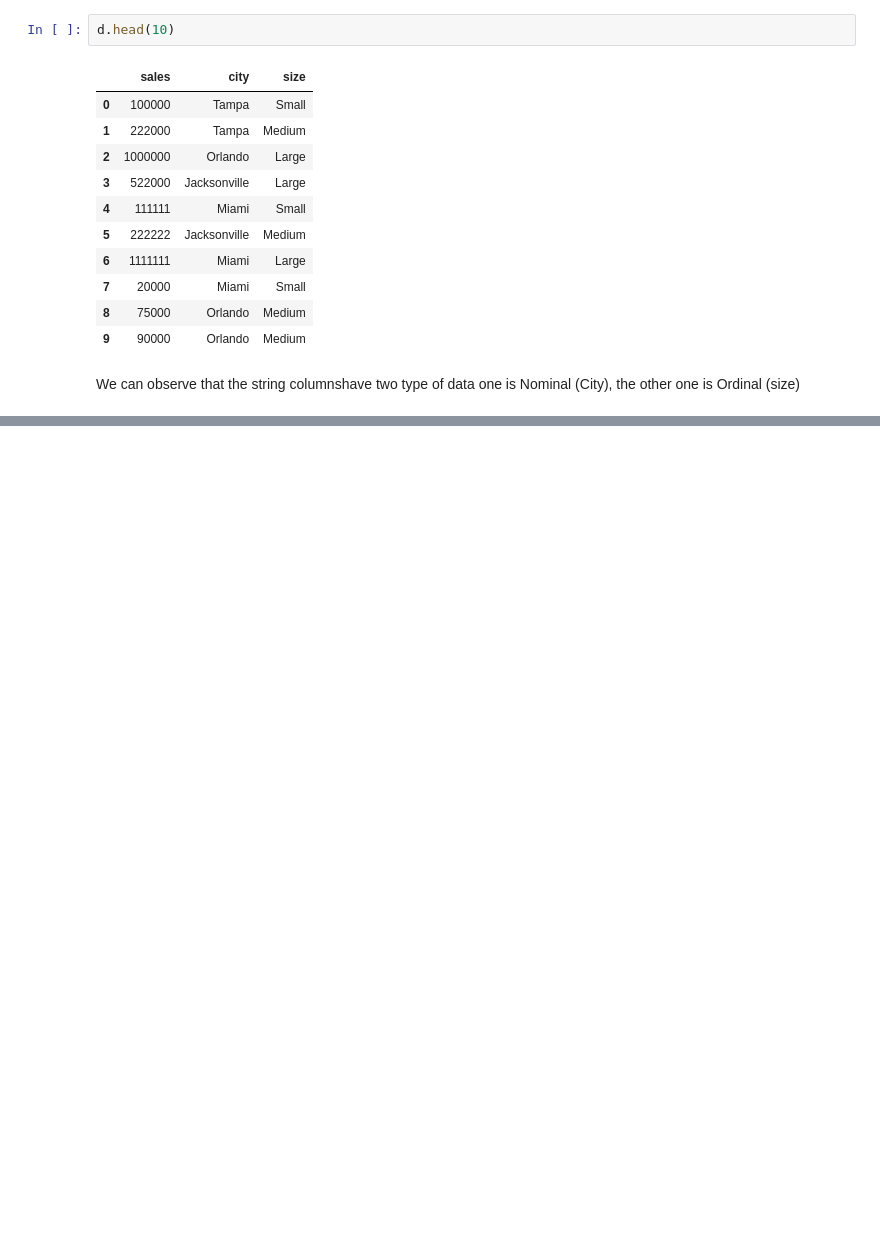
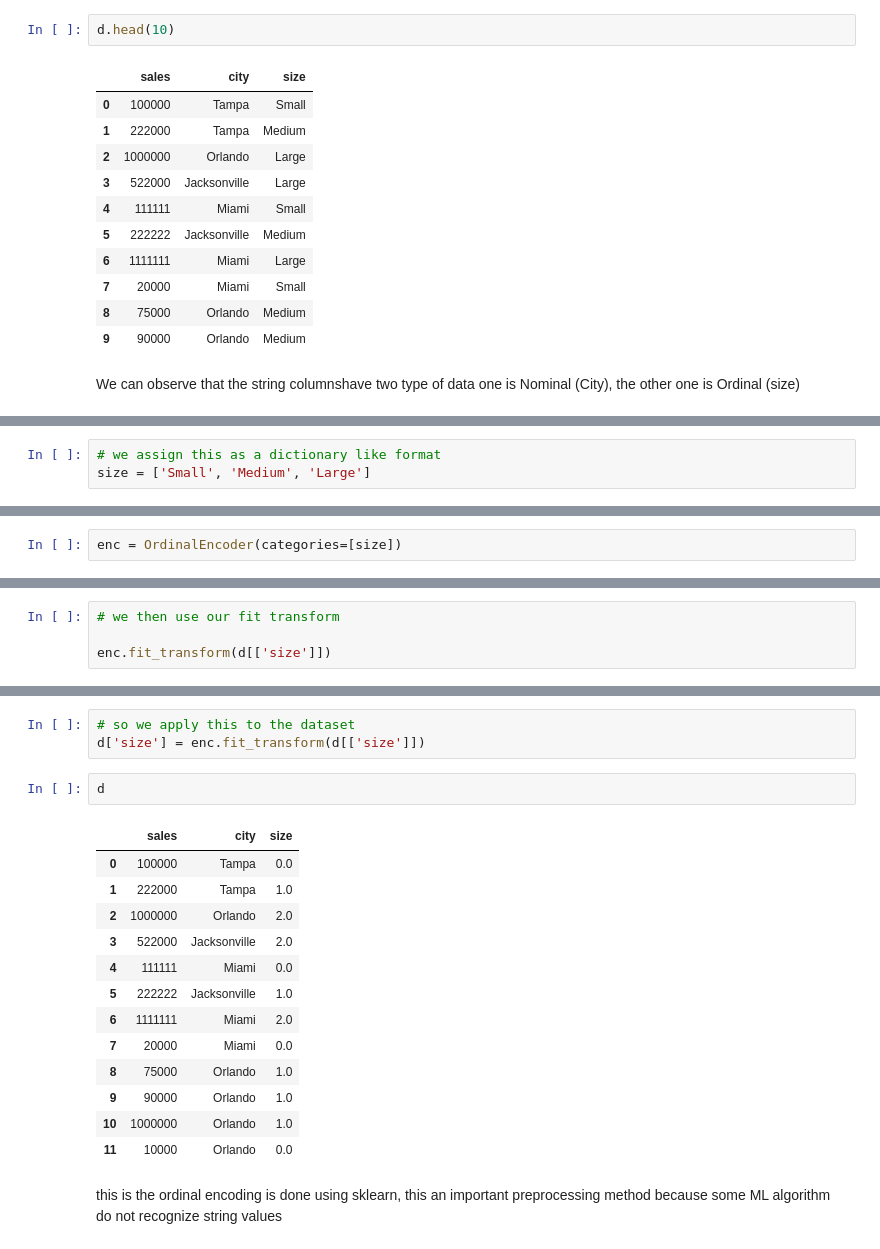
Before and after one commit to LegendSeyi/AI-tutorial-practice, a Jupyter notebook: train_test_split.ipynb, the cells around one changed output, grey strips where cells are left out. Cells and saved outputs as stored; diff of their text form; blank space fills up the shorter version.

```diff
--- a/train_test_split.ipynb
+++ b/train_test_split.ipynb
@@ -378,0 +383,3 @@ one is Nominal (City), the other one is Ordinal (size)
+# %%
+# we assign this as a dictionary like format
+size = ['Small', 'Medium', 'Large']
@@ -378,0 +389,2 @@ one is Nominal (City), the other one is Ordinal (size)
+# %%
+enc = OrdinalEncoder(categories=[size])
@@ -378,0 +395,4 @@ one is Nominal (City), the other one is Ordinal (size)
+# %%
+# we then use our fit transform
+
+enc.fit_transform(d[['size']])
@@ -378,0 +412,21 @@ one is Nominal (City), the other one is Ordinal (size)
+# %%
+# so we apply this to the dataset
+d['size'] = enc.fit_transform(d[['size']])
+# %%
+d
+# %% [output]
+|  | sales | city | size |
+| 0 | 100000 | Tampa | 0.0 |
+| 1 | 222000 | Tampa | 1.0 |
+| 2 | 1000000 | Orlando | 2.0 |
+| 3 | 522000 | Jacksonville | 2.0 |
+| 4 | 111111 | Miami | 0.0 |
+| 5 | 222222 | Jacksonville | 1.0 |
+| 6 | 1111111 | Miami | 2.0 |
+| 7 | 20000 | Miami | 0.0 |
+| 8 | 75000 | Orlando | 1.0 |
+| 9 | 90000 | Orlando | 1.0 |
+| 10 | 1000000 | Orlando | 1.0 |
+| 11 | 10000 | Orlando | 0.0 |
+# %% [markdown]
+this is the ordinal encoding is done using sklearn, this an important preprocessing method because some ML algorithm do not recognize string values
```
Also changed, not shown: parts of 4 cells of this notebook.
